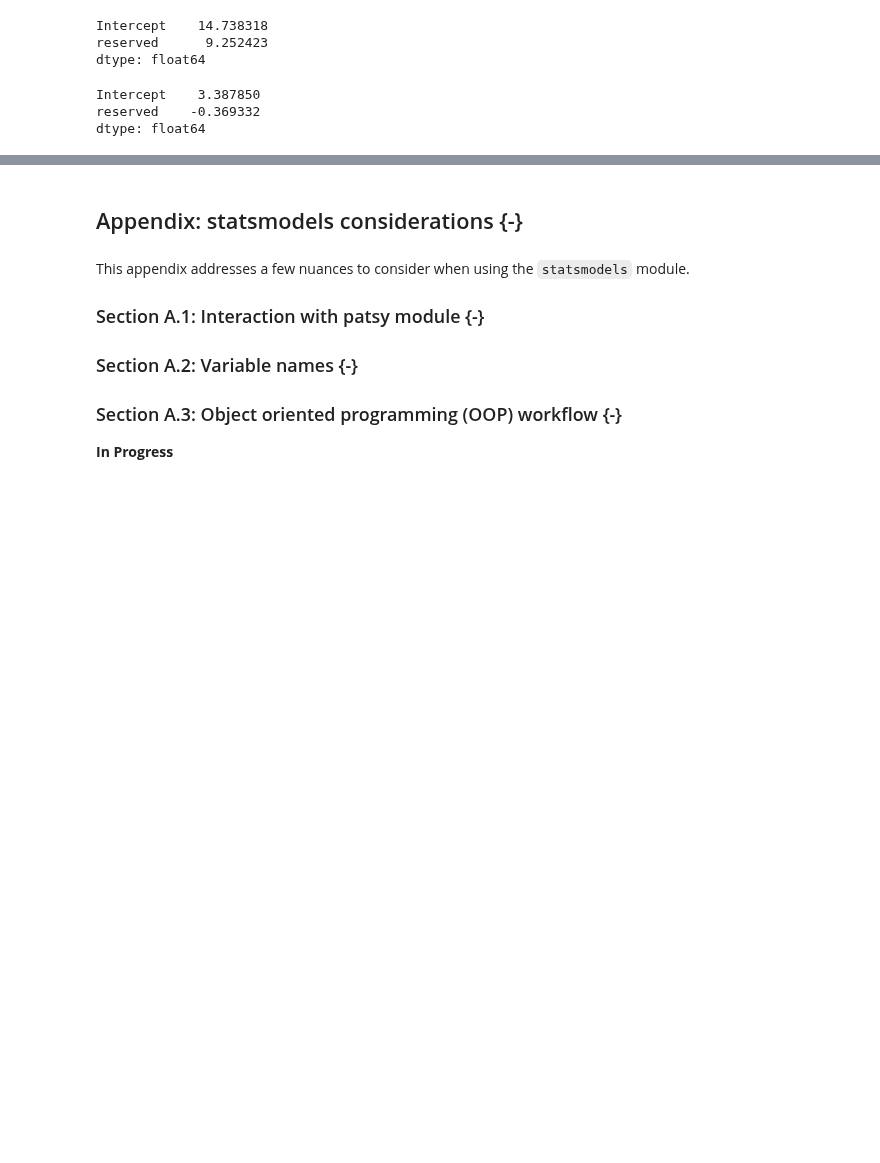
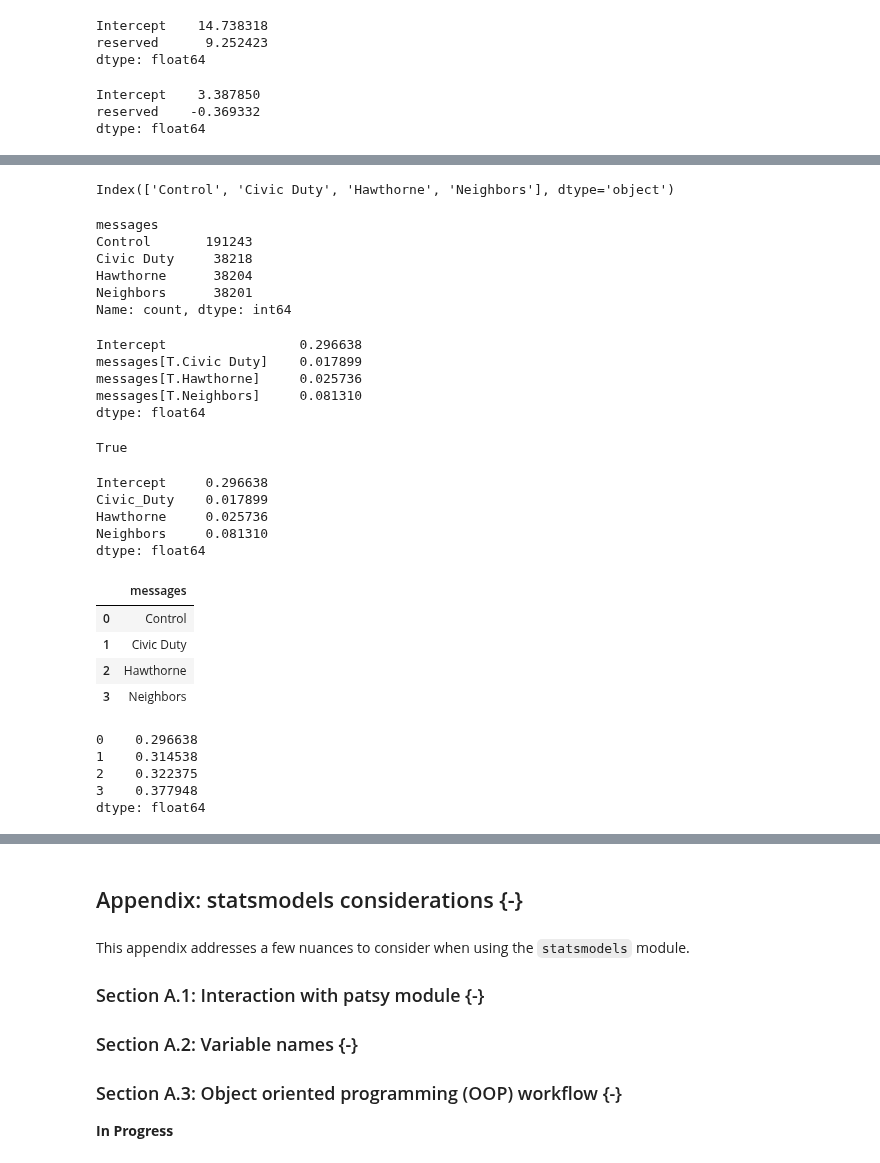
Before and after one commit to jeffallen13/qsspy, a Jupyter notebook: PREDICTION/prediction-py.ipynb, the cells around one changed output, grey strips where cells are left out. Saved outputs shown, nothing was run; the diff lists cells and outputs as text; code cells hidden in the pictures; blank space fills up the shorter version.

```diff
--- a/PREDICTION/prediction-py.ipynb
+++ b/PREDICTION/prediction-py.ipynb
@@ -825,0 +824,74 @@ dtype: float64
+# %%
+social = pd.read_csv('social.csv')
+
+# convert messages to categorical with Control as the reference category
+cats = ['Control', 'Civic Duty', 'Hawthorne', 'Neighbors']
+
+social['messages'] = (social['messages'].astype('category').
+                      cat.reorder_categories(cats))
+
+social['messages'].cat.categories
+# %% [output]
+Index(['Control', 'Civic Duty', 'Hawthorne', 'Neighbors'], dtype='object')
+# %%
+social['messages'].value_counts()
+# %% [output]
+messages
+Control       191243
+Civic Duty     38218
+Hawthorne      38204
+Neighbors      38201
+Name: count, dtype: int64
+# %%
+fit = smf.ols('primary2006 ~ messages', data=social).fit()
+
+fit.params
+# %% [output]
+Intercept                 0.296638
+messages[T.Civic Duty]    0.017899
+messages[T.Hawthorne]     0.025736
+messages[T.Neighbors]     0.081310
+dtype: float64
+# %%
+# create indicator variables
+social['Civic_Duty'] = np.where(social['messages']=='Civic Duty', 1, 0)
+social['Hawthorne'] = np.where(social['messages']=='Hawthorne', 1, 0)
+social['Neighbors'] = np.where(social['messages']=='Neighbors', 1, 0)
+
+# an alternative using pandas get_dummies method
+dummies = (pd.get_dummies(social['messages'], drop_first=True, dtype='int').
+           rename(columns={'Civic Duty': 'Civic_Duty'}))
+
+social[['Civic_Duty', 'Hawthorne', 'Neighbors']].equals(dummies)
+# %% [output]
+True
+# %%
+# fit the same regression as above using the indicator variables
+smf.ols('primary2006 ~ Civic_Duty + Hawthorne + Neighbors',
+        data=social).fit().params
+# %% [output]
+Intercept     0.296638
+Civic_Duty    0.017899
+Hawthorne     0.025736
+Neighbors     0.081310
+dtype: float64
+# %%
+# create a data frame with unique values of messages
+unique_messages = pd.DataFrame({'messages': social['messages'].cat.categories})
+
+unique_messages
+# %% [output]
+|  | messages |
+| 0 | Control |
+| 1 | Civic Duty |
+| 2 | Hawthorne |
+| 3 | Neighbors |
+# %%
+# make prediction for each observation from the new data frame
+fit.predict(unique_messages)
+# %% [output]
+0    0.296638
+1    0.314538
+2    0.322375
+3    0.377948
+dtype: float64
```
Also changed, not shown: parts of 11 cells of this notebook, 2 other files.
